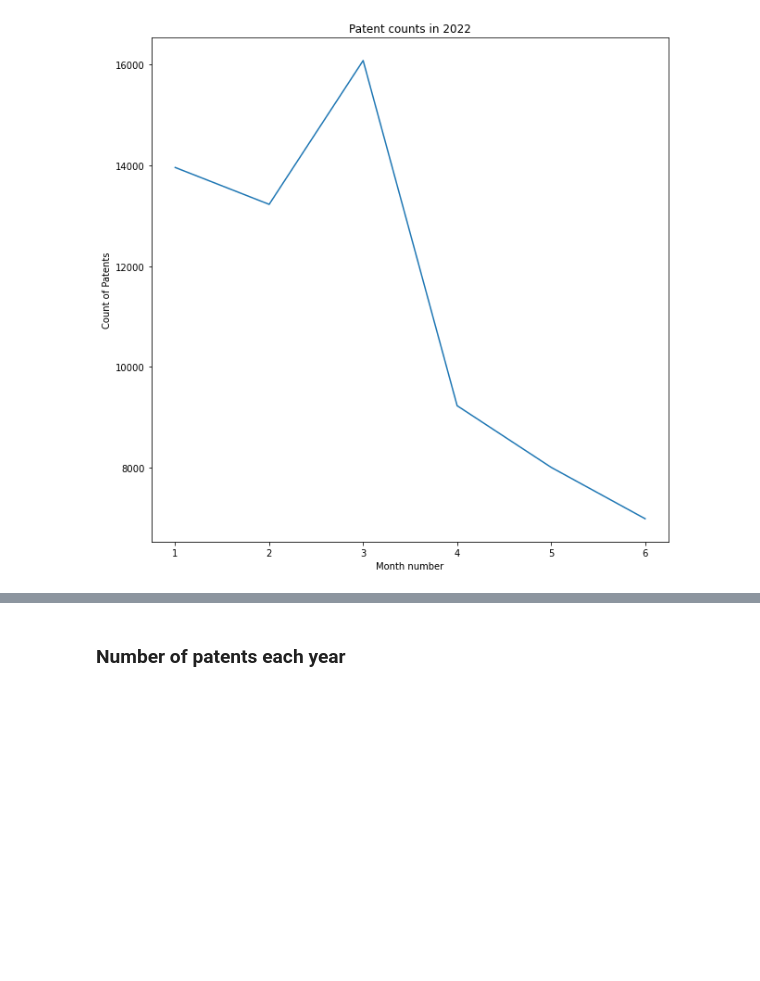
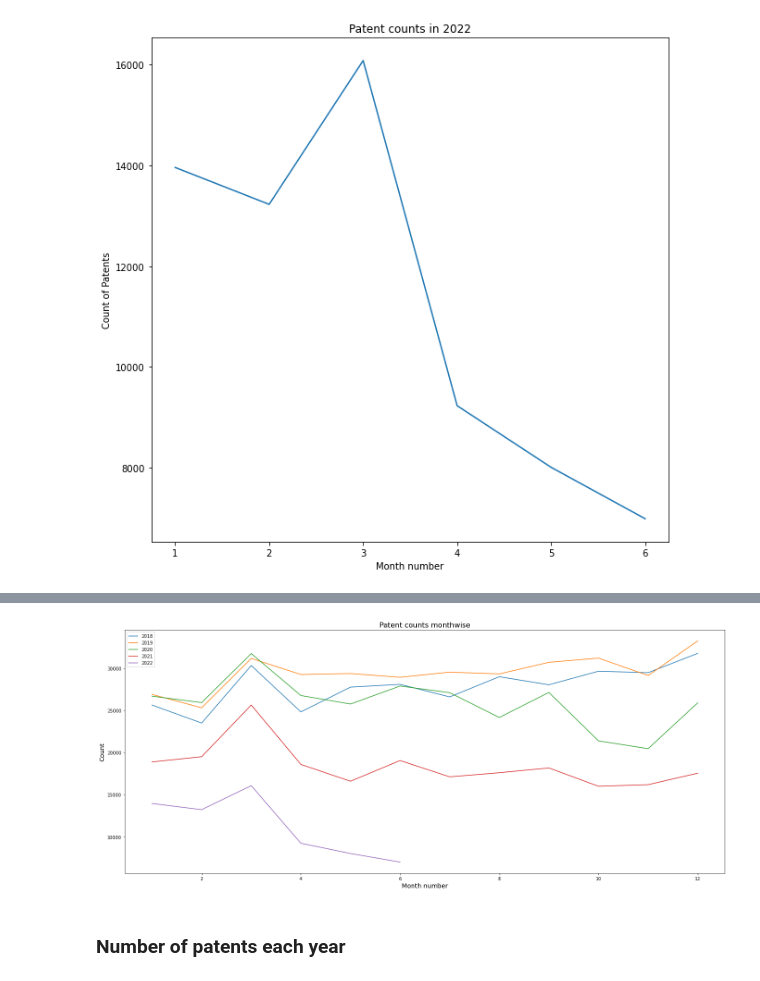
Before and after one commit to malagupt1701/Predicting-the-evolution-of-Google-Patent-Data-, a Jupyter notebook: Scripts/EDA.ipynb, the cells around one changed output, grey strips where cells are left out. Cells and saved outputs as stored; diff of their text form; code cells hidden in the pictures; blank space fills up the shorter version.

```diff
--- a/Scripts/EDA.ipynb
+++ b/Scripts/EDA.ipynb
@@ -465,3 +485,18 @@ plt.show()
+# %%
+years = ['2018', '2019', '2020', '2021', '2022']
+plt.figure(figsize=(24,10))
+plt.plot(d_year_keys[0], d_year_values[0], label = years[0])
+plt.plot(d_year_keys[1], d_year_values[1], label = years[1])
+plt.plot(d_year_keys[2], d_year_values[2], label = years[2])
+plt.plot(d_year_keys[3], d_year_values[3], label = years[3])
+plt.plot(d_year_keys[4], d_year_values[4], label = years[4])
+plt.xlabel('Month number', fontsize = 14)
+plt.ylabel('Count', fontsize = 14)
+plt.legend()
+plt.title('Patent counts monthwise', fontsize = 16)
+plt.show()
+# %% [output]
+[figure, added]
 # %% [markdown]
 ### Number of patents each year
 # %%
```
Also changed, not shown: parts of 2 cells of this notebook, 2 other files.
